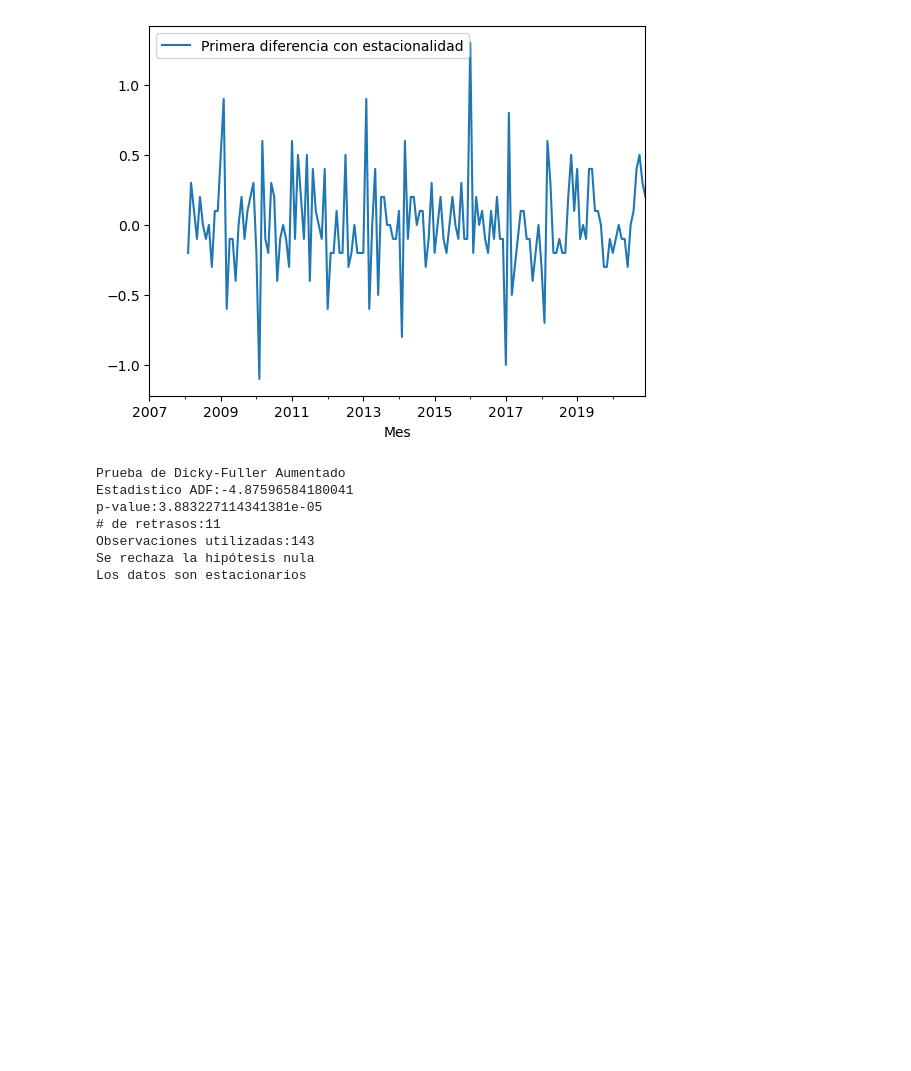
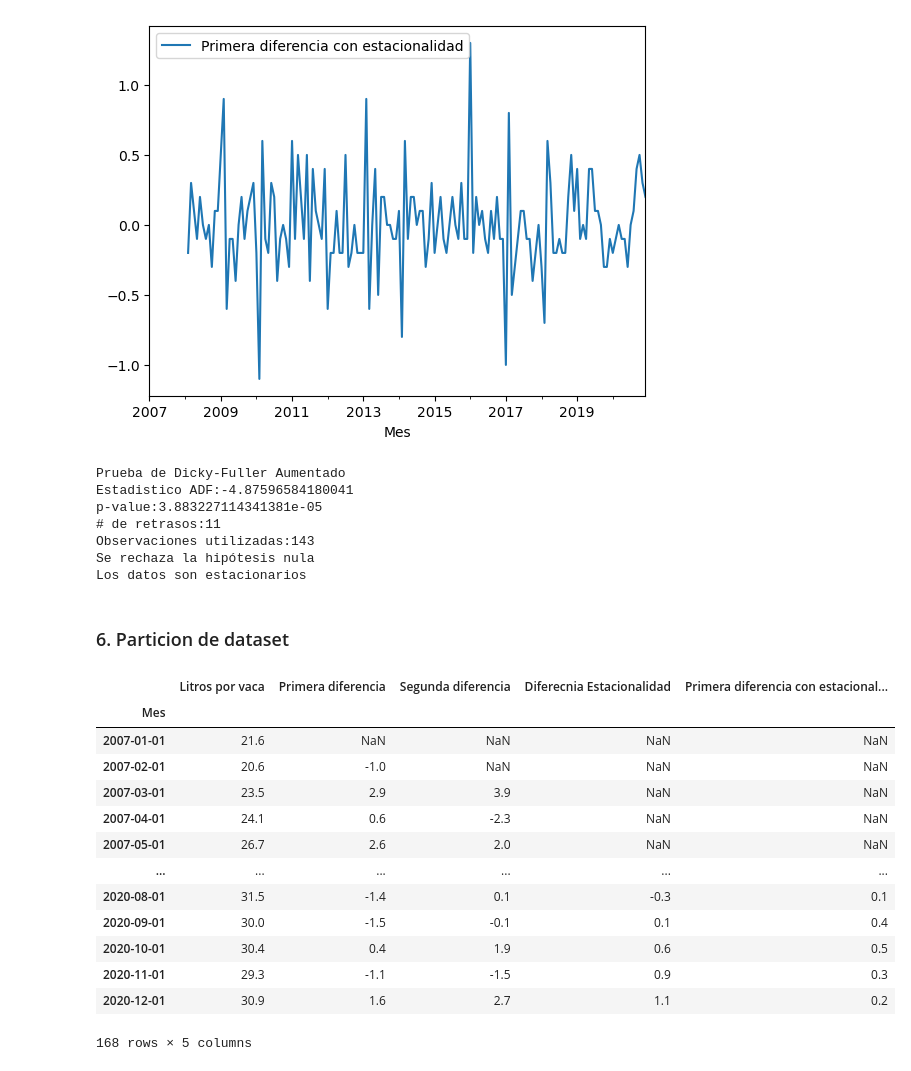
Before and after one commit to dparedes616/Series-de-Tiempo, a Jupyter notebook: Proyectos/Hacienda_el_Jobo.ipynb, the cells around one changed output. Cells and saved outputs as stored; diff of their text form; code cells hidden in the pictures; blank space fills up the shorter version.

Commit message:
Particion del dataset

```diff
--- a/Proyectos/Hacienda_el_Jobo.ipynb
+++ b/Proyectos/Hacienda_el_Jobo.ipynb
@@ -280,3 +280,22 @@ p-value:3.883227114341381e-05
 Observaciones utilizadas:143
 Se rechaza la hipótesis nula
 Los datos son estacionarios
+# %% [markdown]
+### 6. Particion de dataset
+# %%
+df_proyecto
+# %% [output]
+|  | Litros por vaca | Primera diferencia | Segunda diferencia | Diferecnia Estacionalidad | Primera diferencia con estacional... |
+| Mes |  |  |  |  |  |
+| 2007-01-01 | 21.6 | NaN | NaN | NaN | NaN |
+| 2007-02-01 | 20.6 | -1.0 | NaN | NaN | NaN |
+| 2007-03-01 | 23.5 | 2.9 | 3.9 | NaN | NaN |
+| 2007-04-01 | 24.1 | 0.6 | -2.3 | NaN | NaN |
+| 2007-05-01 | 26.7 | 2.6 | 2.0 | NaN | NaN |
+| ... | ... | ... | ... | ... | ... |
+| 2020-08-01 | 31.5 | -1.4 | 0.1 | -0.3 | 0.1 |
+| 2020-09-01 | 30.0 | -1.5 | -0.1 | 0.1 | 0.4 |
+| 2020-10-01 | 30.4 | 0.4 | 1.9 | 0.6 | 0.5 |
+| 2020-11-01 | 29.3 | -1.1 | -1.5 | 0.9 | 0.3 |
+| 2020-12-01 | 30.9 | 1.6 | 2.7 | 1.1 | 0.2 |
+168 rows × 5 columns
```
Also changed, not shown: parts of 2 cells of this notebook.
